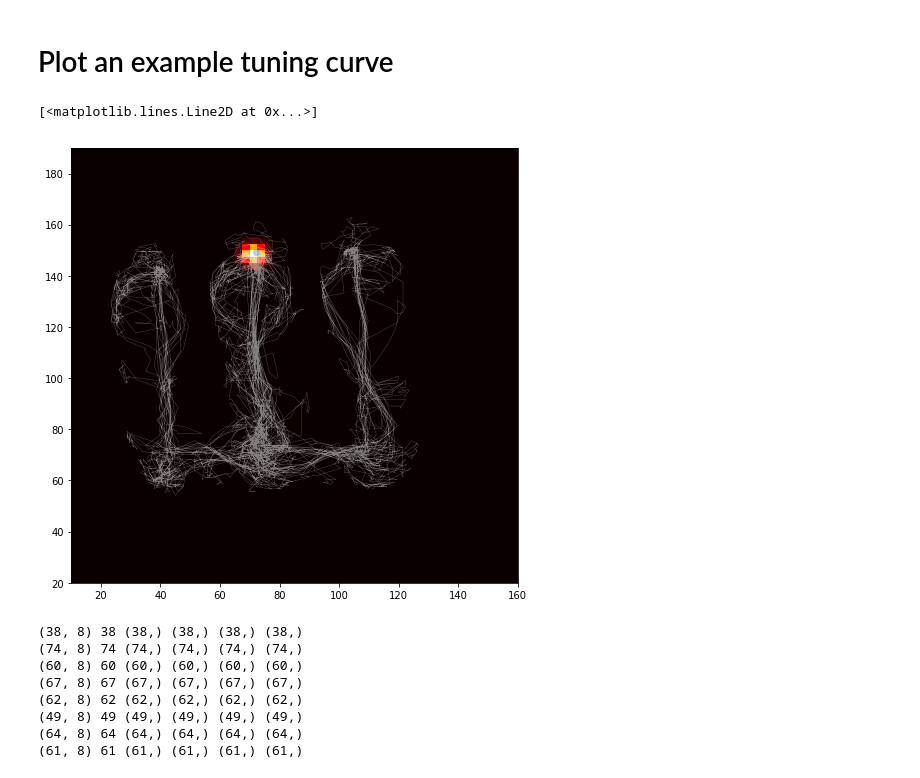
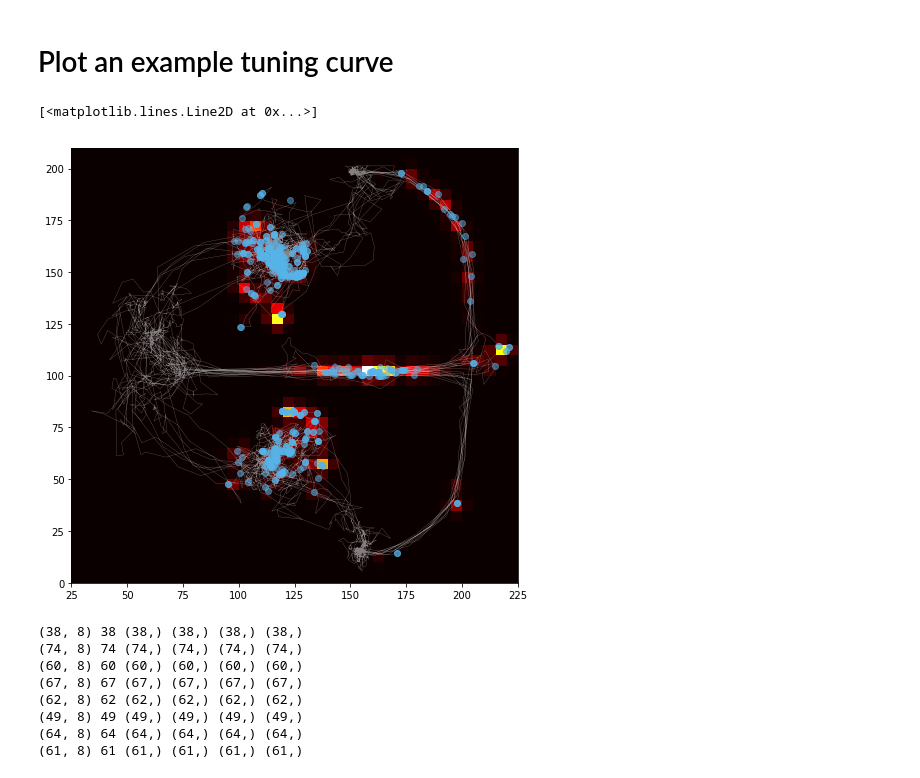
Before and after one commit to ckemere/RippleStickiness, a Jupyter notebook: Ripple-Bias-Moti-T.ipynb, the cells around one changed output. Saved outputs shown, nothing was run; the diff lists cells and outputs as text; code cells hidden in the pictures.

```diff
--- a/Ripple-Bias-Moti-T.ipynb
+++ b/Ripple-Bias-Moti-T.ipynb
@@ -13,15 +13,11 @@ dataroot = '/home/kemerelab/Data/'
 # %%
 import os
 
-filename = os.path.join(dataroot,'FrankLabData.nel')
-import pandas as pd
+filename = os.path.join(dataroot,'MVDMData.nel')
 import nelpy.io
 jar = nel.load_pkl(filename)
 
-data = jar.data
-tetinfo = jar.tetinfo
-cellinfo = jar.cellinfo
-taskinfo = jar.taskinfo
+data = jar.Data
 del jar
 # %%
 data.keys()
@@ -147,14 +99,2 @@ Fra 11
-# %%
-# LOAD 3 sigma ripples
-jar = nel.load_pkl('FrankLabData-BonConFra-no-eeg.nel')
-swrdata = jar.data
-
-SWREpochs = {}
-for anim, animdata in swrdata.items():
-    SWREpochs[anim] = {}
-    for day, daydata in animdata.items():
-        SWREpochs[anim][int(day.strip('Day'))] = daydata['ripples_all_tetrodes_CA1']
-del swrdata
-del jar
 # %% [markdown]
 # Plot an example tuning curve
@@ -164,34 +101,37 @@ day = 3
+# %%
+anim = 'R042'
+day = '2013-08-18'
 # %%
 import nelpy.plotting as npl
 
 tc = TuningCurves[anim][day]
 xx_mid = tc.xbin_centers
 yy_mid = tc.ybin_centers
 
 S = data[anim][day]['spikes']
 pos = data[anim][day]['pos']
 
-speed = nel.utils.dxdt_AnalogSignalArray(pos[epochs,:], smooth=True, sigma=sigma_500ms)
+speed = nel.utils.dxdt_AnalogSignalArray(pos, smooth=True, sigma=sigma_500ms)
 run_epochs = nel.utils.get_run_epochs(speed, v1=8, v2=3) # original choice
-run_epochs = pos[epochs,:].support.intersect(run_epochs)
+run_epochs = pos.support.intersect(run_epochs)
 runpos = pos[run_epochs]
 
 
 fig, ax = plt.subplots(1,1, figsize = (8, 8))
 
 xvals, yvals = runpos.simplify(n_points=5000).asarray().yvals
 
 nidx = 2
 xspks, yspks = runpos.asarray(at=S[run_epochs].time[nidx]).yvals
 
 ax.set_aspect('equal')
 placefield = tc.ratemap[nidx]
 npl.imagesc(x=xx_mid, y=yy_mid, data=placefield.T, cmap=plt.cm.hot, ax=ax)
 ax.plot(xvals, yvals, lw=0.25, color='w', alpha=0.5)
 ax.plot(xspks, yspks, 'o', color=npl.colors.sweet.blue, alpha=0.5)
 # %% [output]
 [<matplotlib.lines.Line2D at 0x...>]
-[figure, old version]
+[figure, new version]
 # %%
 jar = nel.load_pkl('NovelCenterBounds.nel')
 NovelCenterBounds = jar.NovelCenterBounds
```
Also changed, not shown: parts of 4 cells of this notebook, 1 other file.
